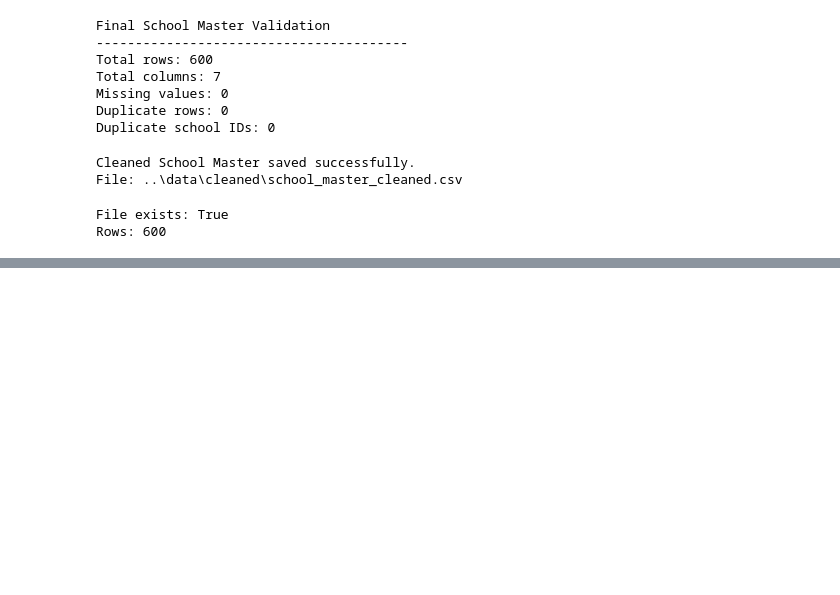
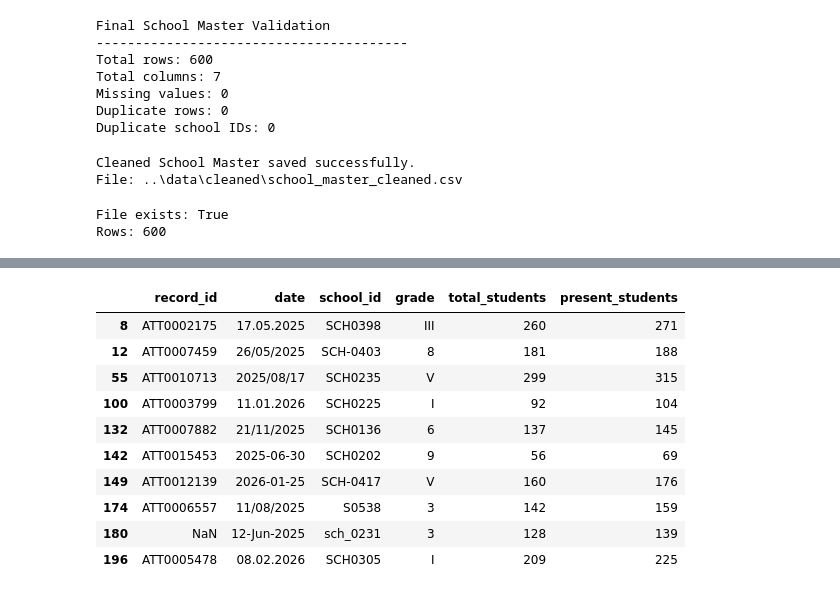
Before and after one commit to Satish-Raut/education-retention-tracker, a Jupyter notebook: notebooks/01_eda_and_cleaning.ipynb, the cells around one changed output, grey strips where cells are left out. Saved outputs shown, nothing was run; the diff lists cells and outputs as text; code cells hidden in the pictures; blank space fills up the shorter version.

```diff
--- a/notebooks/01_eda_and_cleaning.ipynb
+++ b/notebooks/01_eda_and_cleaning.ipynb
@@ -1145,0 +565,54 @@ Columns: 13
+# %%
+# ============================================
+# STEP 3: INSPECT IMPORTANT VALUES
+# ============================================
+
+print("========== RECORD ID ==========")
+print("Missing:", attendance["record_id"].isna().sum())
+print("Non-null duplicates:",
+      attendance.loc[
+          attendance["record_id"].notna(),
+          "record_id"
+      ].duplicated().sum())
+
+print("\n========== DATES ==========")
+print("Number of unique dates:", attendance["date"].nunique())
+print("Sample raw dates:")
+print(attendance["date"].drop_duplicates().head(30).to_list())
+
+print("\n========== SCHOOL IDs ==========")
+print("Unique school IDs:", attendance["school_id"].nunique())
+print(attendance["school_id"].drop_duplicates().head(30).to_list())
+
+print("\n========== GRADES ==========")
+print(attendance["grade"].value_counts(dropna=False))
+
+print("\n========== TEACHER PRESENT ==========")
+print(attendance["teacher_present"].value_counts(dropna=False))
+
+print("\n========== MARKED BY ==========")
+print(attendance["marked_by"].value_counts(dropna=False))
+
+print("\n========== ATTENDANCE LOGIC ==========")
+invalid_present = (
+    attendance["present_students"] >
+    attendance["total_students"]
+)
+
+print("present > total:", invalid_present.sum())
+
+print("\nSample invalid records:")
+display(
+    attendance.loc[
+        invalid_present,
+        [
+            "record_id",
+            "date",
+            "school_id",
+            "grade",
+            "total_students",
+            "present_students"
+        ]
+    ].head(10)
+)
+# %% [output]
@@ -1145,0 +636,11 @@ Columns: 13
+|  | record_id | date | school_id | grade | total_students | present_students |
+| 8 | ATT0002175 | 17.05.2025 | SCH0398 | III | 260 | 271 |
+| 12 | ATT0007459 | 26/05/2025 | SCH-0403 | 8 | 181 | 188 |
+| 55 | ATT0010713 | 2025/08/17 | SCH0235 | V | 299 | 315 |
+| 100 | ATT0003799 | 11.01.2026 | SCH0225 | I | 92 | 104 |
+| 132 | ATT0007882 | 21/11/2025 | SCH0136 | 6 | 137 | 145 |
+| 142 | ATT0015453 | 2025-06-30 | SCH0202 | 9 | 56 | 69 |
+| 149 | ATT0012139 | 2026-01-25 | SCH-0417 | V | 160 | 176 |
+| 174 | ATT0006557 | 11/08/2025 | S0538 | 3 | 142 | 159 |
+| 180 | NaN | 12-Jun-2025 | sch_0231 | 3 | 128 | 139 |
+| 196 | ATT0005478 | 08.02.2026 | SCH0305 | I | 209 | 225 |
```
Also changed, not shown: parts of 53 cells of this notebook, 1 other file.
